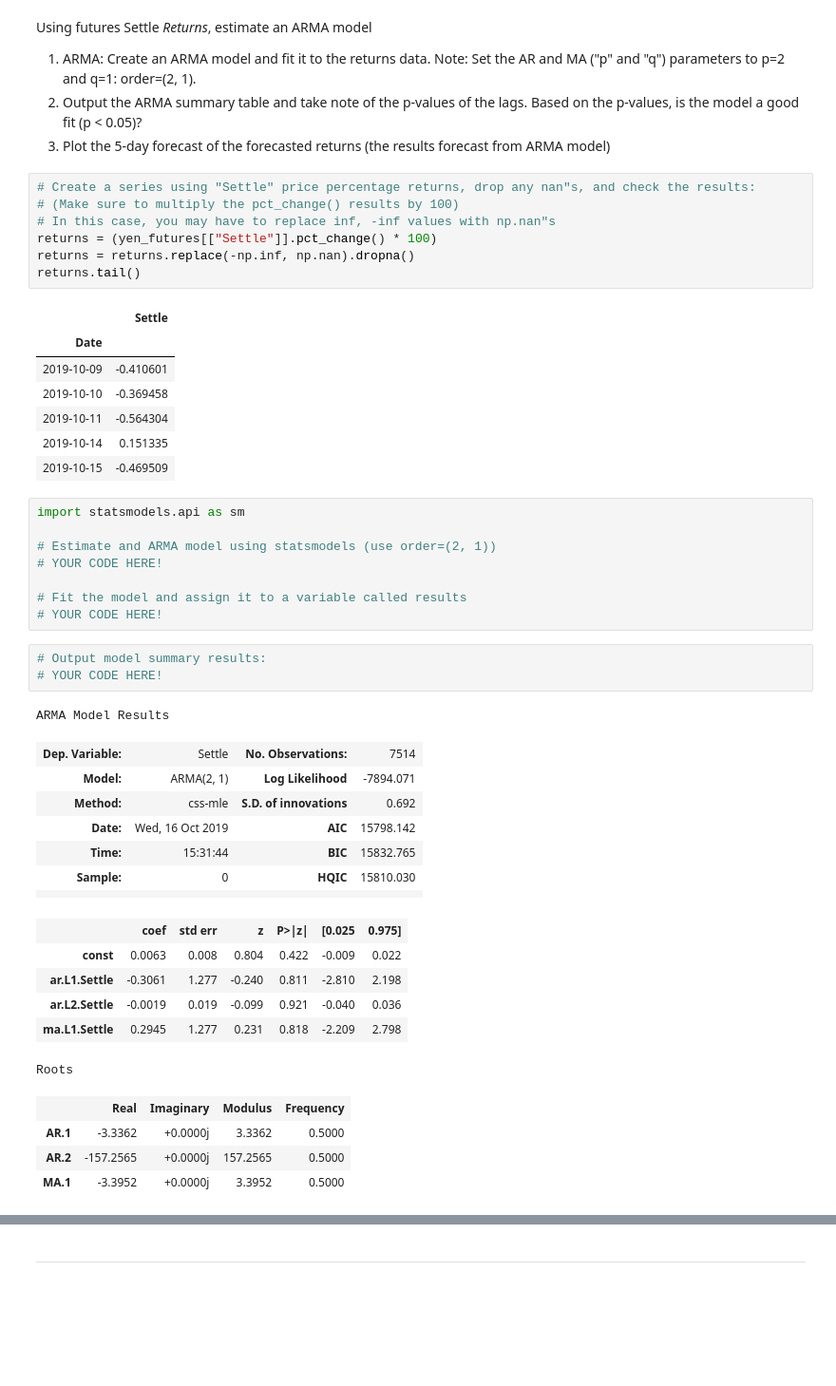
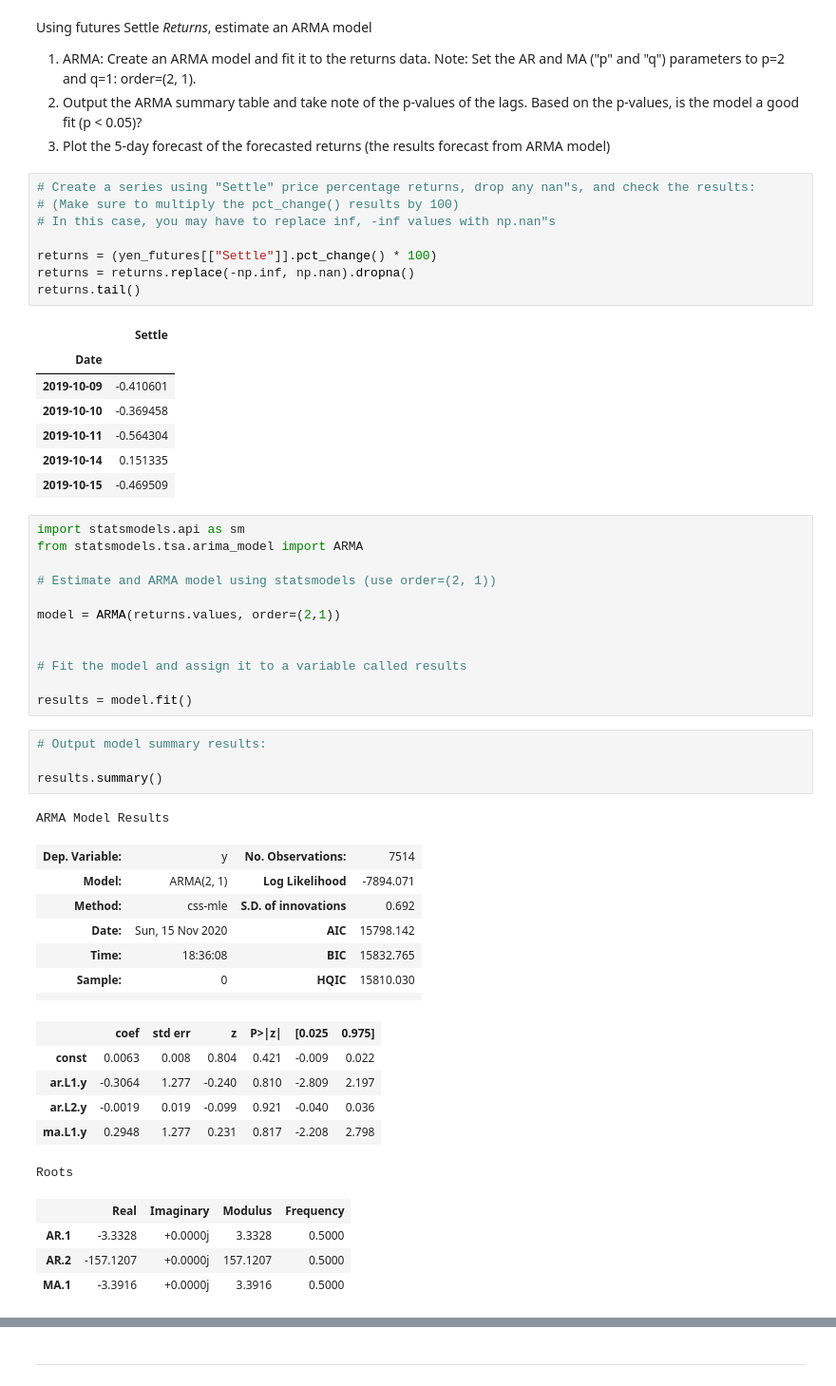
Before and after one commit to dbogatic/time-series-homework, a Jupyter notebook: time_series_analysis.ipynb, the cells around one changed output, grey strips where cells are left out. Shown at 95% size. Saved outputs shown, nothing was run; the diff lists cells and outputs as text; blank space fills up the shorter version.

Commit message:
time series

```diff
--- a/time_series_analysis.ipynb
+++ b/time_series_analysis.ipynb
@@ -91,6 +115,7 @@ Using futures Settle *Returns*, estimate an ARMA model
 # Create a series using "Settle" price percentage returns, drop any nan"s, and check the results:
 # (Make sure to multiply the pct_change() results by 100)
 # In this case, you may have to replace inf, -inf values with np.nan"s
+
 returns = (yen_futures[["Settle"]].pct_change() * 100)
 returns = returns.replace(-np.inf, np.nan).dropna()
 returns.tail()
@@ -104,31 +129,36 @@ returns.tail()
 | 2019-10-15 | -0.469509 |
 # %%
 import statsmodels.api as sm
+from statsmodels.tsa.arima_model import ARMA
 
 # Estimate and ARMA model using statsmodels (use order=(2, 1))
-# YOUR CODE HERE!
+
+model = ARMA(returns.values, order=(2,1))
+
 
 # Fit the model and assign it to a variable called results
-# YOUR CODE HERE!
+
+results = model.fit()
 # %%
 # Output model summary results:
-# YOUR CODE HERE!
+
+results.summary()
 # %% [output]
 ARMA Model Results
-| Dep. Variable: | Settle | No. Observations: | 7514 |
+| Dep. Variable: | y | No. Observations: | 7514 |
 | Model: | ARMA(2, 1) | Log Likelihood | -7894.071 |
 | Method: | css-mle | S.D. of innovations | 0.692 |
-| Date: | Wed, 16 Oct 2019 | AIC | 15798.142 |
-| Time: | 15:31:44 | BIC | 15832.765 |
+| Date: | Sun, 15 Nov 2020 | AIC | 15798.142 |
+| Time: | 18:36:08 | BIC | 15832.765 |
 | Sample: | 0 | HQIC | 15810.030 |
 |  |  |  |  |
 |  | coef | std err | z | P>|z| | [0.025 | 0.975] |
-| const | 0.0063 | 0.008 | 0.804 | 0.422 | -0.009 | 0.022 |
-| ar.L1.Settle | -0.3061 | 1.277 | -0.240 | 0.811 | -2.810 | 2.198 |
-| ar.L2.Settle | -0.0019 | 0.019 | -0.099 | 0.921 | -0.040 | 0.036 |
-| ma.L1.Settle | 0.2945 | 1.277 | 0.231 | 0.818 | -2.209 | 2.798 |
+| const | 0.0063 | 0.008 | 0.804 | 0.421 | -0.009 | 0.022 |
+| ar.L1.y | -0.3064 | 1.277 | -0.240 | 0.810 | -2.809 | 2.197 |
+| ar.L2.y | -0.0019 | 0.019 | -0.099 | 0.921 | -0.040 | 0.036 |
+| ma.L1.y | 0.2948 | 1.277 | 0.231 | 0.817 | -2.208 | 2.798 |
 Roots
 |  | Real | Imaginary | Modulus | Frequency |
-| AR.1 | -3.3362 | +0.0000j | 3.3362 | 0.5000 |
-| AR.2 | -157.2565 | +0.0000j | 157.2565 | 0.5000 |
-| MA.1 | -3.3952 | +0.0000j | 3.3952 | 0.5000 |
+| AR.1 | -3.3328 | +0.0000j | 3.3328 | 0.5000 |
+| AR.2 | -157.1207 | +0.0000j | 157.1207 | 0.5000 |
+| MA.1 | -3.3916 | +0.0000j | 3.3916 | 0.5000 |
```
Also changed, not shown: parts of 25 cells of this notebook, 2 other files.
